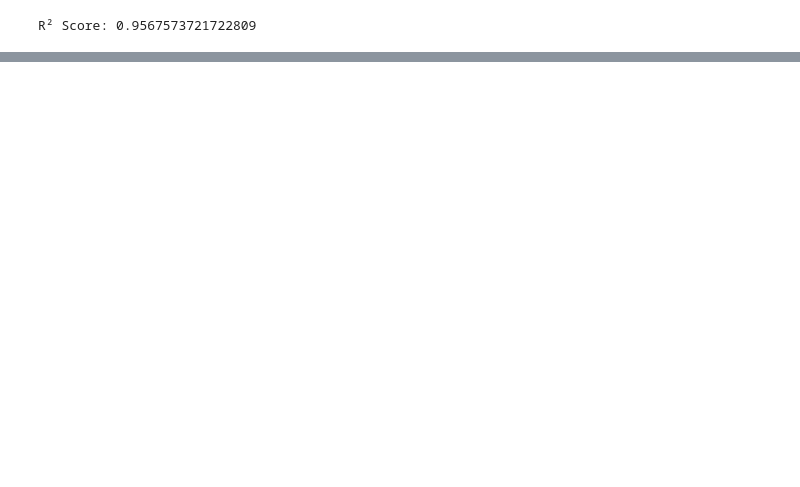
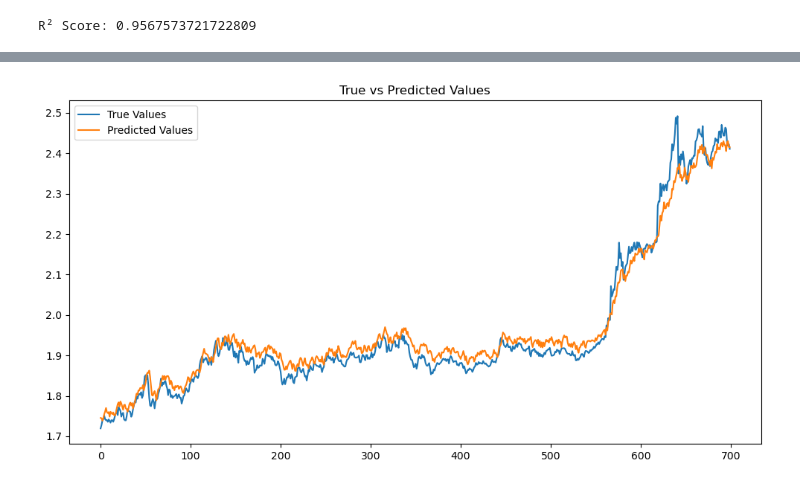
Before and after one commit to OldiesOS/coinguesser-back, a Jupyter notebook: model/AI_model_2G.ipynb, the cells around one changed output, grey strips where cells are left out. Drawn from its saved outputs; the diff is of its cells as text; code cells hidden in the pictures; blank space fills up the shorter version.

```diff
--- a/model/AI_model_2G.ipynb
+++ b/model/AI_model_2G.ipynb
@@ -98,0 +101,85 @@ R² Score: 0.9567573721722809
+# %%
+import pandas as pd
+import numpy as np
+from sklearn.preprocessing import MinMaxScaler
+from sklearn.metrics import mean_squared_error, r2_score
+from tensorflow.keras.models import Sequential
+from tensorflow.keras.layers import LSTM, Dense, Dropout
+from tensorflow.keras.callbacks import EarlyStopping
+import joblib
+
+# 데이터 로드
+data = pd.read_csv('xrp_data_2024_latest_3.csv')
+data['timestamp'] = pd.to_datetime(data['timestamp'])
+
+# 피처와 타겟 분리
+features = data.drop(columns=['timestamp', 'target_close'])
+target = data['target_close']
+
+# Train-Test Split
+train_size = int(len(data) * 0.8)
+X_train, X_test = features.iloc[:train_size], features.iloc[train_size:]
+y_train, y_test = target.iloc[:train_size], target.iloc[train_size:]
+
+# 데이터 스케일링
+scaler = MinMaxScaler()
+X_train_scaled = scaler.fit_transform(X_train)
+X_test_scaled = scaler.transform(X_test)
+joblib.dump(scaler, 'XRP_scaler_LSTM_4.0.pkl')
+
+# 시계열 데이터 생성 함수
+def create_sequences(X, y, time_steps=5):
+    X_seq, y_seq = [], []
+    for i in range(len(X) - time_steps):
+        X_seq.append(X[i:i + time_steps])
+        y_seq.append(y[i + time_steps])
+    return np.array(X_seq), np.array(y_seq)
+
+# 시계열 데이터 생성
+time_steps = 5
+X_train_seq, y_train_seq = create_sequences(X_train_scaled, y_train.values, time_steps)
+X_test_seq, y_test_seq = create_sequences(X_test_scaled, y_test.values, time_steps)
+
+# LSTM 모델 정의
+model = Sequential([
+    LSTM(64, return_sequences=False, input_shape=(X_train_seq.shape[1], X_train_seq.shape[2])),
+    Dropout(0.2),
+    Dense(1)
+])
+
+# 모델 컴파일
+model.compile(optimizer=Adam(learning_rate=0.005), loss='mse')
+
+# 조기 종료 콜백
+early_stopping = EarlyStopping(monitor='val_loss', patience=10, restore_best_weights=True)
+
+# 모델 훈련
+history = model.fit(
+    X_train_seq, y_train_seq,
+    validation_data=(X_test_seq, y_test_seq),
+    epochs=50,
+    batch_size=32,
+    callbacks=[early_stopping],
+    verbose=1
+)
+
+# 예측 및 평가
+y_pred = model.predict(X_test_seq)
+r2 = r2_score(y_test_seq, y_pred)
+mse = mean_squared_error(y_test_seq, y_pred)
+
+print(f"R² Score: {r2}")
+print(f"Test MSE: {mse}")
+
+# 모델 저장
+joblib.dump(model, 'XRP_model_LSTM_4.0.pkl')
+
+import matplotlib.pyplot as plt
+
+plt.figure(figsize=(12, 6))
+plt.plot(y_test_seq, label="True Values")
+plt.plot(y_pred, label="Predicted Values")
+plt.legend()
+plt.title("True vs Predicted Values")
+plt.show()
+# %% [output]
@@ -98,0 +204 @@ R² Score: 0.9567573721722809
+[figure, added]
```
Also changed, not shown: parts of 6 cells of this notebook, 6 other files.
